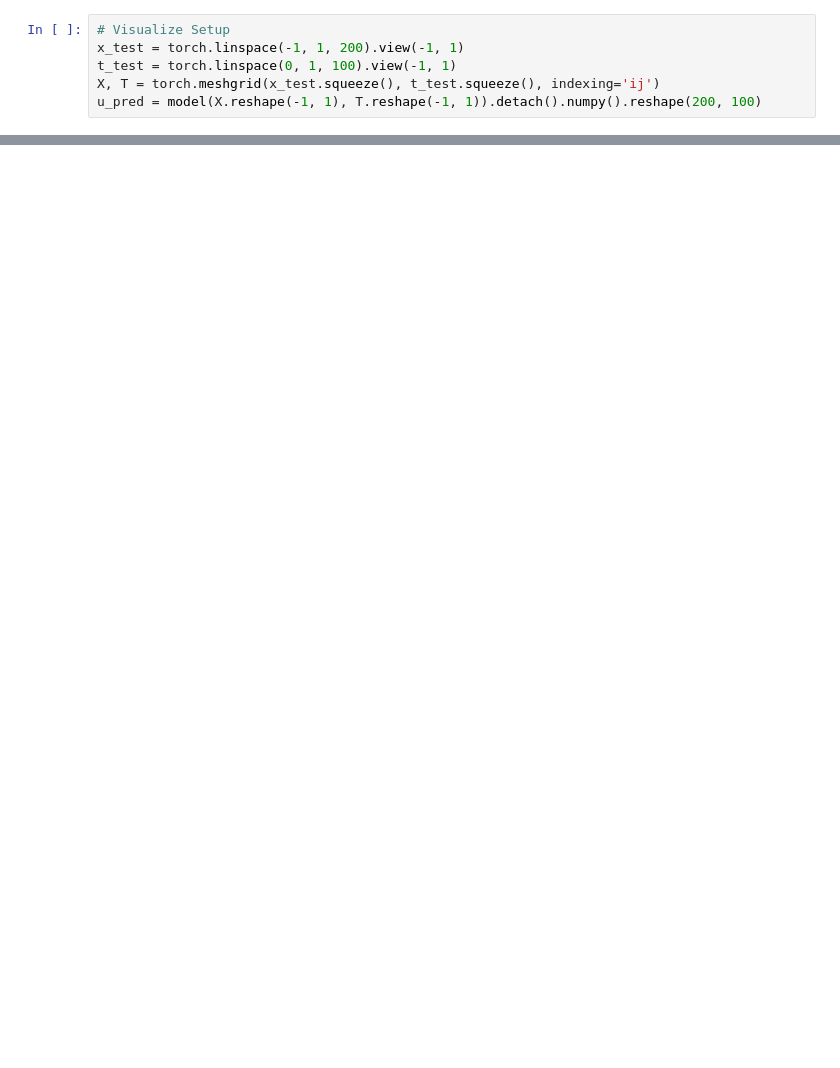
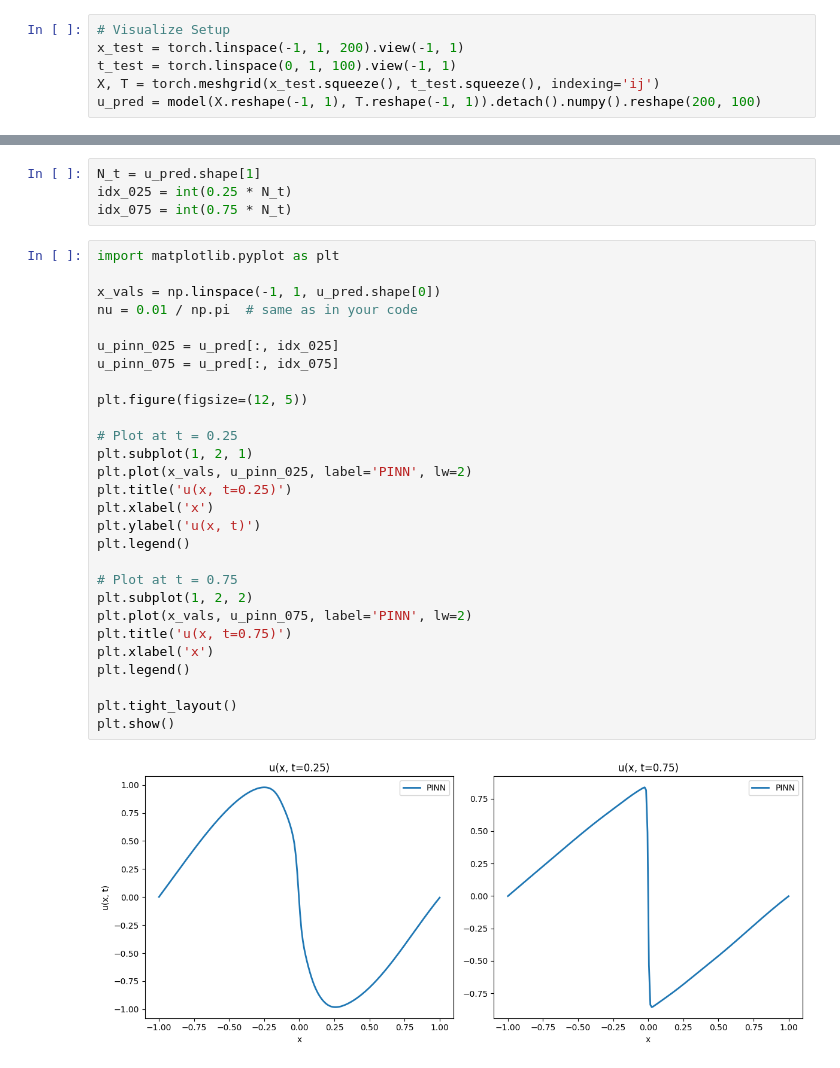
Before and after one commit to snath47/ICML-PINN, a Jupyter notebook: Burger's_equation_PINN.ipynb, the cells around one changed output, grey strips where cells are left out. Cells and saved outputs as stored; diff of their text form; blank space fills up the shorter version.

```diff
--- a/Burger's_equation_PINN.ipynb
+++ b/Burger's_equation_PINN.ipynb
@@ -142,3 +176,37 @@ anim = animation.FuncAnimation(fig, update, frames=u_pred.shape[1], interval=100
 anim.save('u_xt_evolution.gif', writer=PillowWriter(fps=10))
 
 plt.close()
+# %%
+N_t = u_pred.shape[1]
+idx_025 = int(0.25 * N_t)
+idx_075 = int(0.75 * N_t)
+# %%
+import matplotlib.pyplot as plt
+
+x_vals = np.linspace(-1, 1, u_pred.shape[0])
+nu = 0.01 / np.pi  # same as in your code
+
+u_pinn_025 = u_pred[:, idx_025]
+u_pinn_075 = u_pred[:, idx_075]
+
+plt.figure(figsize=(12, 5))
+
+# Plot at t = 0.25
+plt.subplot(1, 2, 1)
+plt.plot(x_vals, u_pinn_025, label='PINN', lw=2)
+plt.title('u(x, t=0.25)')
+plt.xlabel('x')
+plt.ylabel('u(x, t)')
+plt.legend()
+
+# Plot at t = 0.75
+plt.subplot(1, 2, 2)
+plt.plot(x_vals, u_pinn_075, label='PINN', lw=2)
+plt.title('u(x, t=0.75)')
+plt.xlabel('x')
+plt.legend()
+
+plt.tight_layout()
+plt.show()
+# %% [output]
+[figure, added]
```
Also changed, not shown: parts of 6 cells of this notebook, 5 other files.
